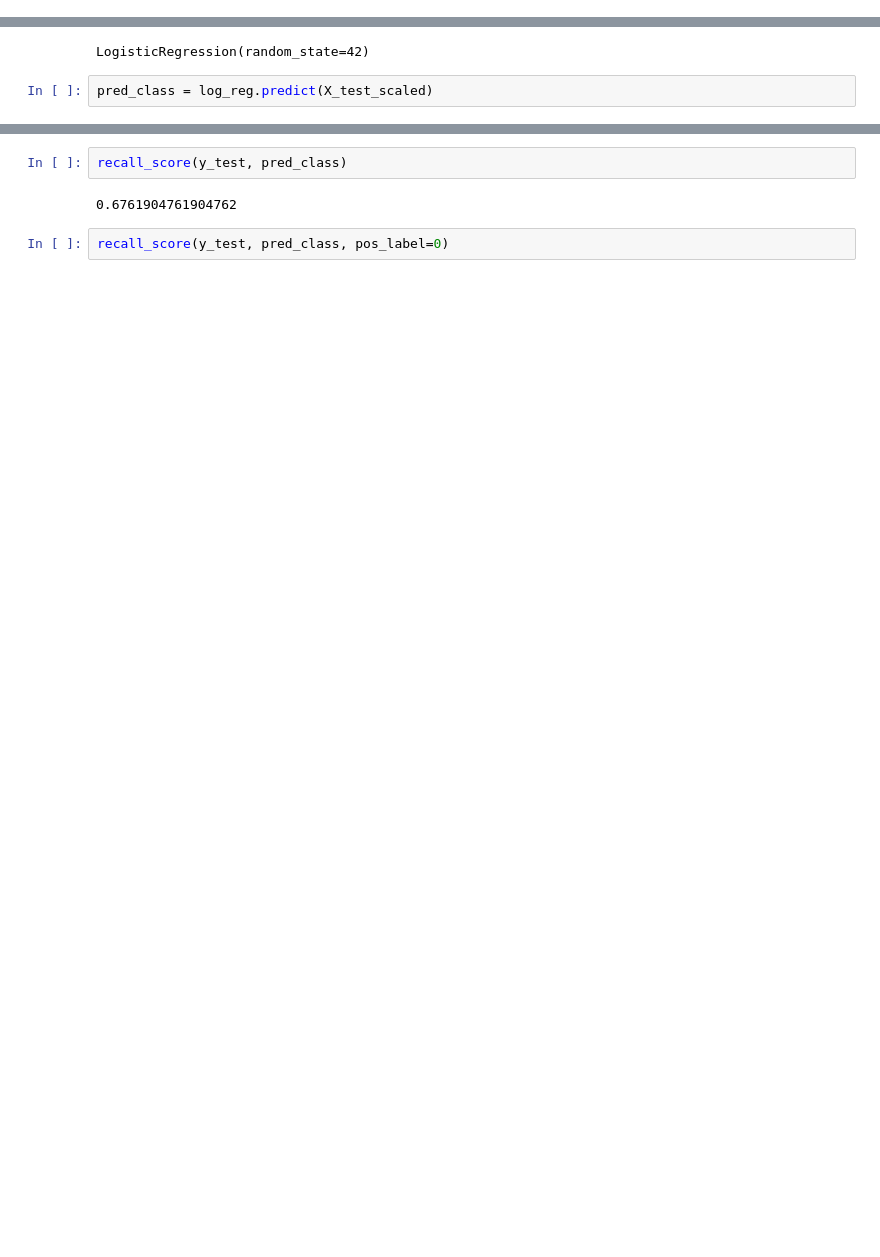
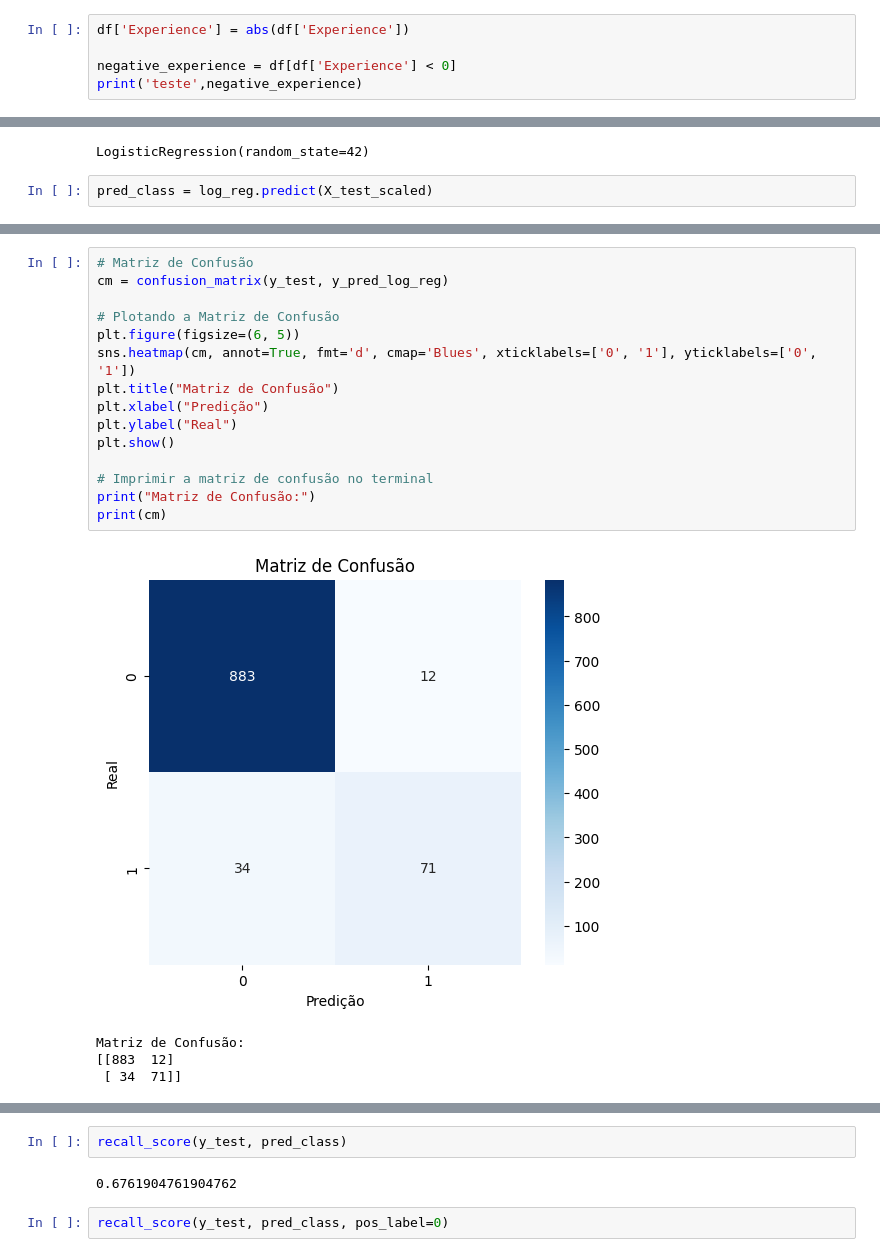
Before and after one commit to KesleyJS/TrabalhoML, a Jupyter notebook: TrabalhoPratico/notebook/trabalhoPratico.ipynb, the cells around one changed output, grey strips where cells are left out. Drawn from its saved outputs; the diff is of its cells as text; blank space fills up the shorter version.

```diff
--- a/TrabalhoPratico/notebook/trabalhoPratico.ipynb
+++ b/TrabalhoPratico/notebook/trabalhoPratico.ipynb
@@ -103,0 +154,5 @@ df = df.drop(columns=['ID', 'ZIP.Code'])
+# %%
+df['Experience'] = abs(df['Experience'])
+
+negative_experience = df[df['Experience'] < 0]
+print('teste',negative_experience)
@@ -220,3 +292,23 @@ weighted avg       0.95      0.95      0.95      1000
+# %%
+# Matriz de Confusão
+cm = confusion_matrix(y_test, y_pred_log_reg)
+
+# Plotando a Matriz de Confusão
+plt.figure(figsize=(6, 5))
+sns.heatmap(cm, annot=True, fmt='d', cmap='Blues', xticklabels=['0', '1'], yticklabels=['0', '1'])
+plt.title("Matriz de Confusão")
+plt.xlabel("Predição")
+plt.ylabel("Real")
+plt.show()
+
+# Imprimir a matriz de confusão no terminal
+print("Matriz de Confusão:")
+print(cm)
+# %% [output]
+[figure, added]
+Matriz de Confusão:
+[[883  12]
+ [ 34  71]]
 # %% [markdown]
 Matriz de confusão
 
```
Also changed, not shown: parts of 66 cells of this notebook.
